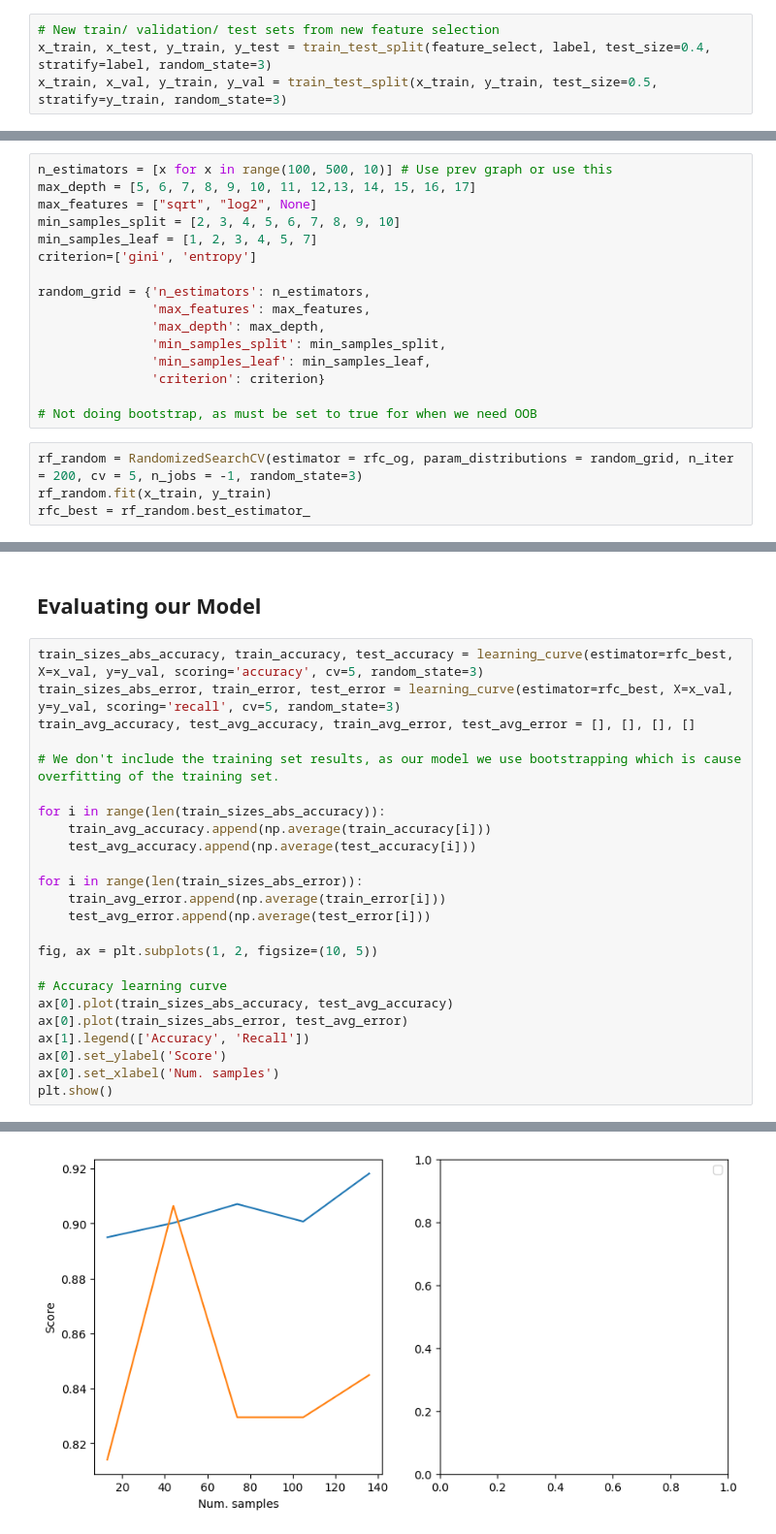
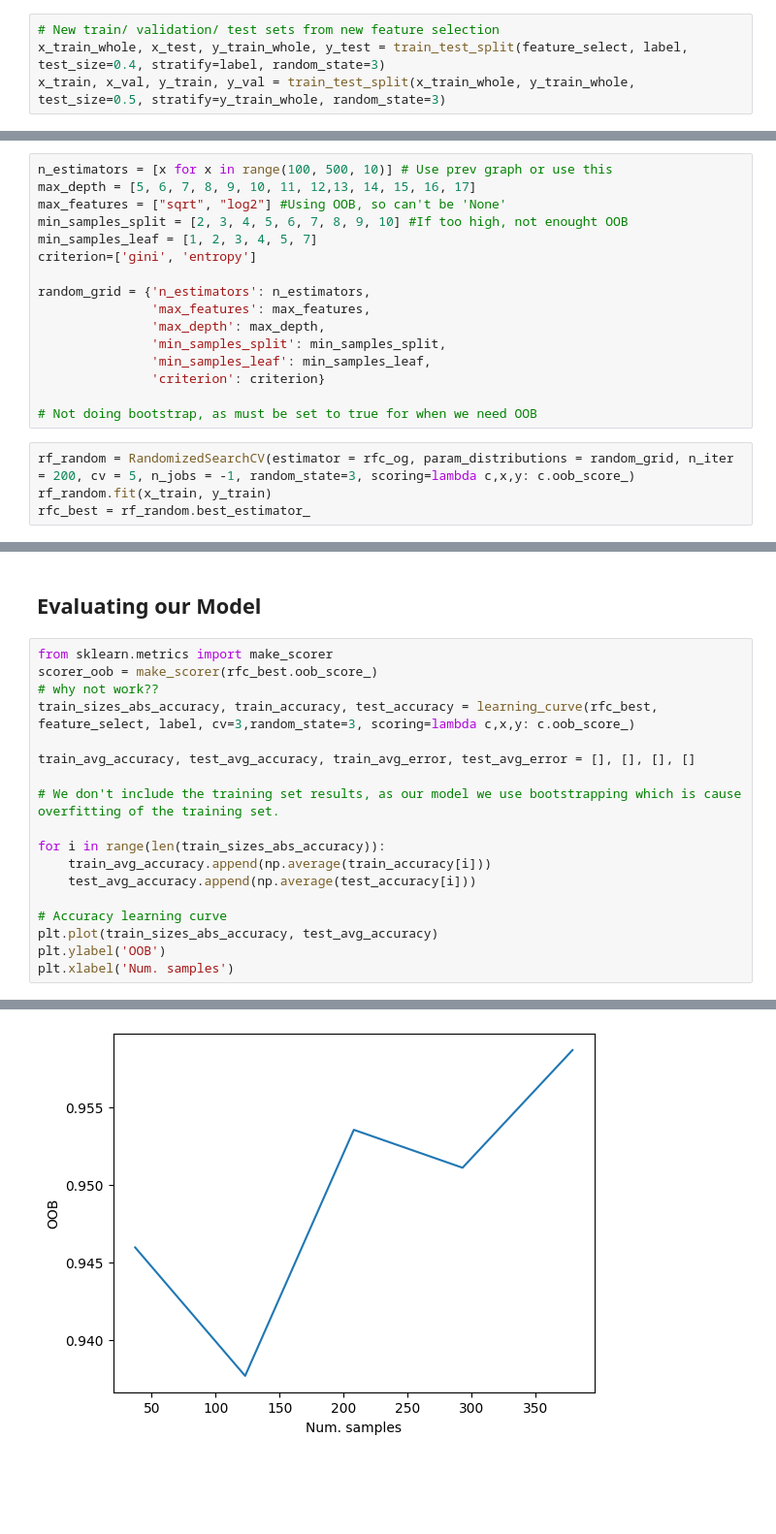
Before and after one commit to Berat03/ml_coursework, a Jupyter notebook: Random_Forest_2.ipynb, the cells around one changed output, grey strips where cells are left out. Shown at 97% size. Drawn from its saved outputs; the diff is of its cells as text; blank space fills up the shorter version.

Commit message:
replace learning curve with OOB

```diff
--- a/Random_Forest_2.ipynb
+++ b/Random_Forest_2.ipynb
@@ -122,8 +122,8 @@ Index(['Radius', 'Texture', 'Compactness', 'Concavity', 'ConcavePoints',
       dtype='object')
 # %%
 # New train/ validation/ test sets from new feature selection
-x_train, x_test, y_train, y_test = train_test_split(feature_select, label, test_size=0.4, stratify=label, random_state=3)
-x_train, x_val, y_train, y_val = train_test_split(x_train, y_train, test_size=0.5, stratify=y_train, random_state=3)
+x_train_whole, x_test, y_train_whole, y_test = train_test_split(feature_select, label, test_size=0.4, stratify=label, random_state=3)
+x_train, x_val, y_train, y_val = train_test_split(x_train_whole, y_train_whole, test_size=0.5, stratify=y_train_whole, random_state=3)
 # %%
 rfc_og.fit(x_train, y_train)
 
@@ -169,8 +169,8 @@ plt.show()
 # %%
 n_estimators = [x for x in range(100, 500, 10)] # Use prev graph or use this
 max_depth = [5, 6, 7, 8, 9, 10, 11, 12,13, 14, 15, 16, 17]
-max_features = ["sqrt", "log2", None]
-min_samples_split = [2, 3, 4, 5, 6, 7, 8, 9, 10]
+max_features = ["sqrt", "log2"] #Using OOB, so can't be 'None'
+min_samples_split = [2, 3, 4, 5, 6, 7, 8, 9, 10] #If too high, not enought OOB
 min_samples_leaf = [1, 2, 3, 4, 5, 7]
 criterion=['gini', 'entropy']
 
@@ -183,7 +183,7 @@ random_grid = {'n_estimators': n_estimators,
 
 # Not doing bootstrap, as must be set to true for when we need OOB
 # %%
-rf_random = RandomizedSearchCV(estimator = rfc_og, param_distributions = random_grid, n_iter = 200, cv = 5, n_jobs = -1, random_state=3)
+rf_random = RandomizedSearchCV(estimator = rfc_og, param_distributions = random_grid, n_iter = 200, cv = 5, n_jobs = -1, random_state=3, scoring=lambda c,x,y: c.oob_score_)
 rf_random.fit(x_train, y_train)
 rfc_best = rf_random.best_estimator_
 # %%
@@ -202,8 +203,11 @@ Precision: 0.9076923076923077
 # %% [markdown]
 ## Evaluating our Model
 # %%
-train_sizes_abs_accuracy, train_accuracy, test_accuracy = learning_curve(estimator=rfc_best, X=x_val, y=y_val, scoring='accuracy', cv=5, random_state=3)
-train_sizes_abs_error, train_error, test_error = learning_curve(estimator=rfc_best, X=x_val, y=y_val, scoring='recall', cv=5, random_state=3)
+from sklearn.metrics import make_scorer
+scorer_oob = make_scorer(rfc_best.oob_score_)
+# why not work??
+train_sizes_abs_accuracy, train_accuracy, test_accuracy = learning_curve(rfc_best, feature_select, label, cv=3,random_state=3, scoring=lambda c,x,y: c.oob_score_)
+
 train_avg_accuracy, test_avg_accuracy, train_avg_error, test_avg_error = [], [], [], []
 
 # We don't include the training set results, as our model we use bootstrapping which is cause overfitting of the training set.
@@ -212,17 +216,8 @@ for i in range(len(train_sizes_abs_accuracy)):
     train_avg_accuracy.append(np.average(train_accuracy[i]))
     test_avg_accuracy.append(np.average(test_accuracy[i]))
 
-for i in range(len(train_sizes_abs_error)):
-    train_avg_error.append(np.average(train_error[i]))
-    test_avg_error.append(np.average(test_error[i]))
-
-fig, ax = plt.subplots(1, 2, figsize=(10, 5))
-
 # Accuracy learning curve
-ax[0].plot(train_sizes_abs_accuracy, test_avg_accuracy)
-ax[0].plot(train_sizes_abs_error, test_avg_error)
-ax[1].legend(['Accuracy', 'Recall'])
-ax[0].set_ylabel('Score')
-ax[0].set_xlabel('Num. samples')
-plt.show()
+plt.plot(train_sizes_abs_accuracy, test_avg_accuracy)
+plt.ylabel('OOB')
+plt.xlabel('Num. samples')
 # %% [output]
@@ -229,4 +225,4 @@ plt.show()
-[figure, old version]
+[figure, new version]
 # %%
 y_real_pred = rfc_best.predict(x_test)
 auc = roc_auc_score(y_test, y_real_pred)
```
Also changed, not shown: parts of 3 cells of this notebook.
